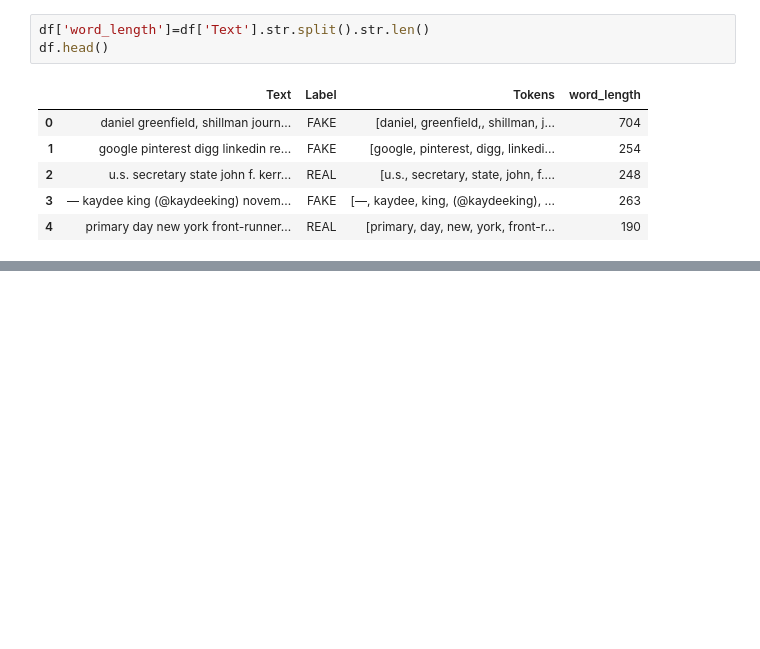
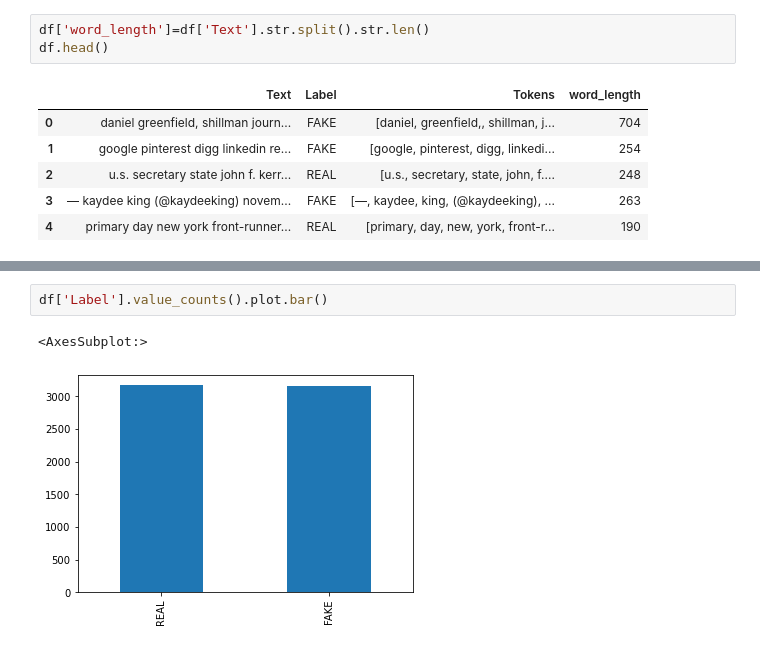
Before and after one commit to lavanya120/FAKENEWS, a Jupyter notebook: fake news.ipynb, the cells around one changed output, grey strips where cells are left out. Drawn from its saved outputs; the diff is of its cells as text; blank space fills up the shorter version.

```diff
--- a/fake news.ipynb
+++ b/fake news.ipynb
@@ -176,0 +190,5 @@ df.head()
+# %%
+df['Label'].value_counts().plot.bar()
+# %% [output]
+<AxesSubplot:>
+[figure, added]
```
Also changed, not shown: parts of 6 cells of this notebook.
